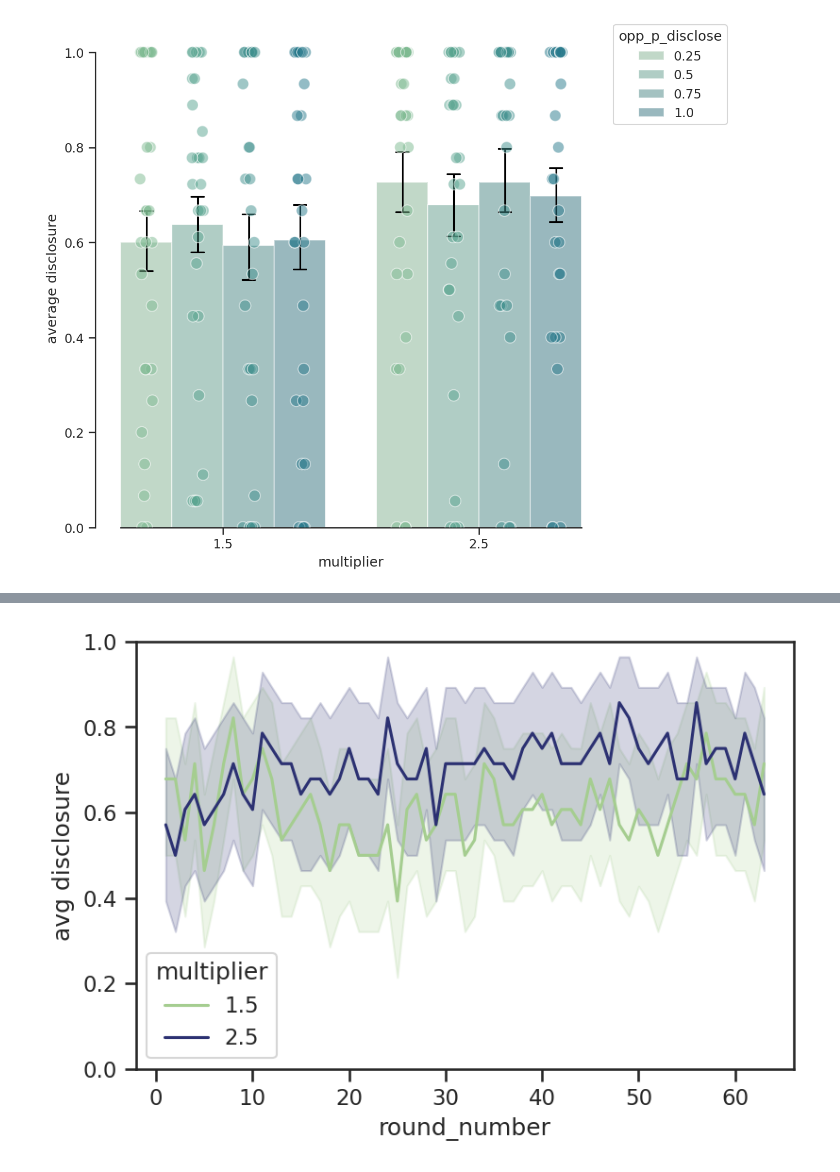
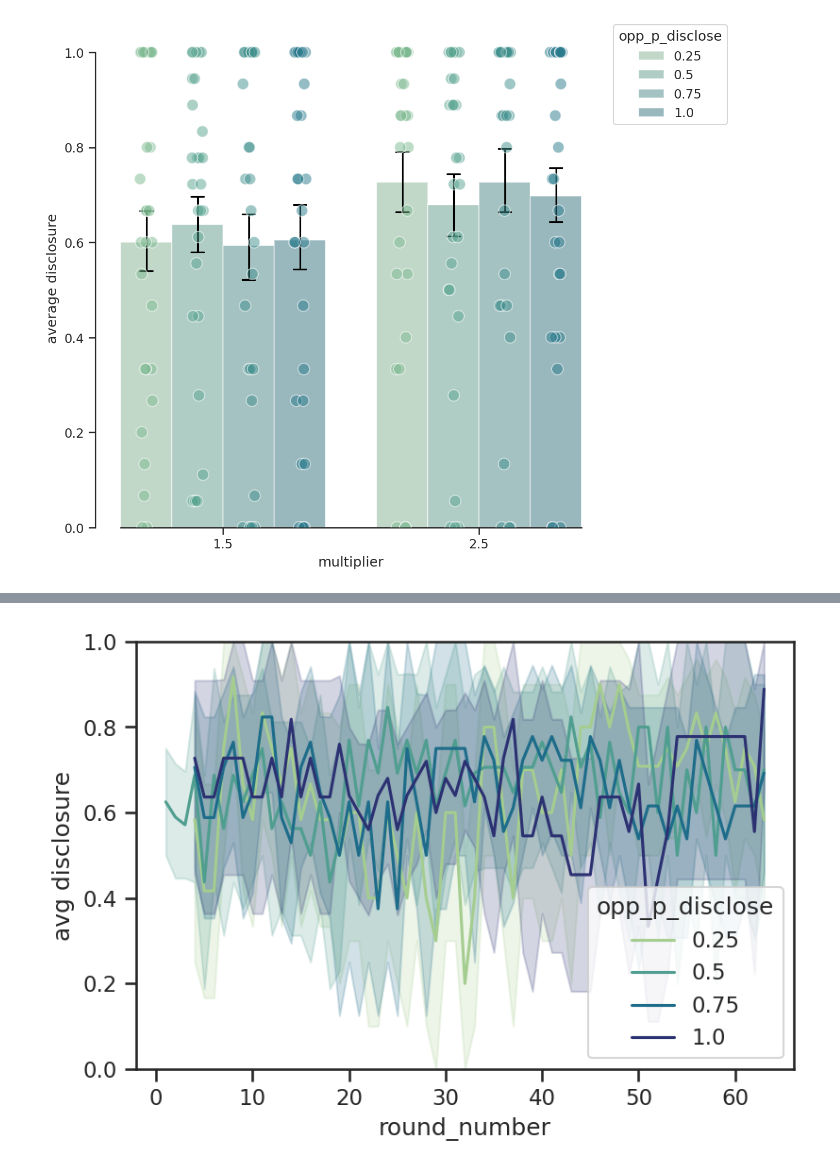
Before and after one commit to bsgarcia/CovidGoodGameAnalysis, a Jupyter notebook: analysis_single.ipynb, the cells around one changed output, grey strips where cells are left out. Saved outputs shown, nothing was run; the diff lists cells and outputs as text; code cells hidden in the pictures.

```diff
--- a/analysis_single.ipynb
+++ b/analysis_single.ipynb
@@ -112,6 +130,8 @@ for i, d in enumerate(dfs):
     dfs[i] = remove_bots(dfs[i].copy())
     dfs[i], count = remove_incomplete_sub(
         df=dfs[i].copy(), n=63 if i == 3 else 60)
+    dfs[i] = add_max_payoff(df=dfs[i].copy(), cost=2 if i == 2 else None, with_group=not i==3)
+    dfs[i] = add_norm_payoff(df=dfs[i].copy(), with_opp=i==3)
     print(f'Exp {i}', f'N={count}', f'filename={exp[i]}')
 
     # df['prolific_id']
@@ -244,19 +351,25 @@ The set_smart_bounds function was deprecated in Matplotlib 3.2 and will be remov
   plt.gca().spines['bottom'].set_smart_bounds(True)
 [figure]
 # %%
+selected_exp = 2
+df = dfs[selected_exp]
 
-fig, ax = plt.subplots(figsize=(8, 8))
-df2 = df.groupby(['prolific_id', 'opp_multiplier', 'multiplier'], as_index=False)['contribution'].mean()
-print(len(df2))
+vd = 'contribution'
+fig, ax = plt.subplots(figsize=(2, 4))
+df2 = df.groupby(['prolific_id',  'multiplier'], as_index=False)[vd].mean()
 
-sns.barplot(x='multiplier', y='contribution', hue='opp_multiplier', data=df2, ci=68,
+sns.barplot(x='multiplier', y=vd, data=df2, ci=68,
     edgecolor="white",
     errcolor="black",
     errwidth=1.5,
     capsize = 0.05,
     alpha=0.5, ax=ax)
 
-sns.stripplot(x='multiplier',y='contribution', hue='opp_multiplier', data=df2, dodge=True, jitter=True, ax=ax, alpha=0.5)
+sns.stripplot(x='multiplier',y=vd, data=df2, dodge=True, jitter=True, ax=ax, alpha=0.8, size=7, edgecolor='white',)
+
+r = pg.ttest(x=df2[df2['multiplier'] == 1.5][vd],
+         y=df2[df2['multiplier'] == 2.5][vd])
+print(r)
 
 # pg.pairwise_ttests(dv='contribution', between='multiplier', within=['opp_multiplier'n ] data=df2, correction='bonf', within_first=True)
 # handles, labels = ax.get_legend_handles_labels()
@@ -266,13 +384,13 @@ NameError: name 'plt' is not defined
 # %%
 
 sns.set_palette("crest")
 
 # Plot the responses for different events and regions
 sns.lineplot(x="round_number", y="disclose",
-             hue="multiplier",
+             hue="opp_p_disclose",
              data=df, palette='crest')
 plt.ylim([0, 1])
 plt.ylabel('avg disclosure')
 plt.show()
 # %% [output]
-[figure, old version]
+[figure, new version]
```
Also changed, not shown: parts of 9 cells of this notebook.
